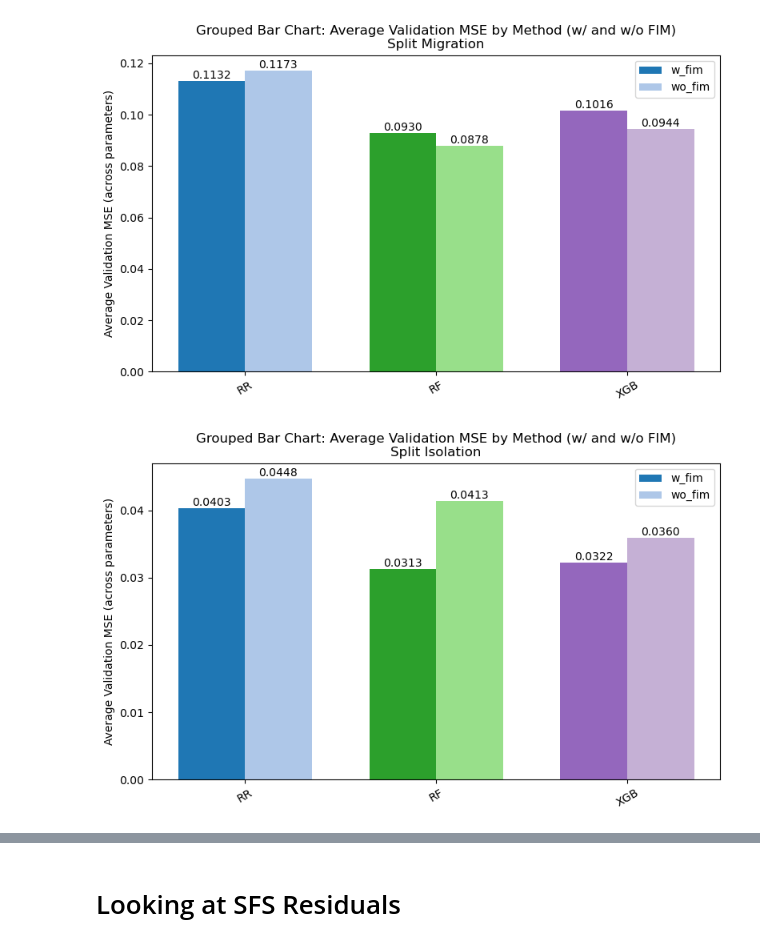
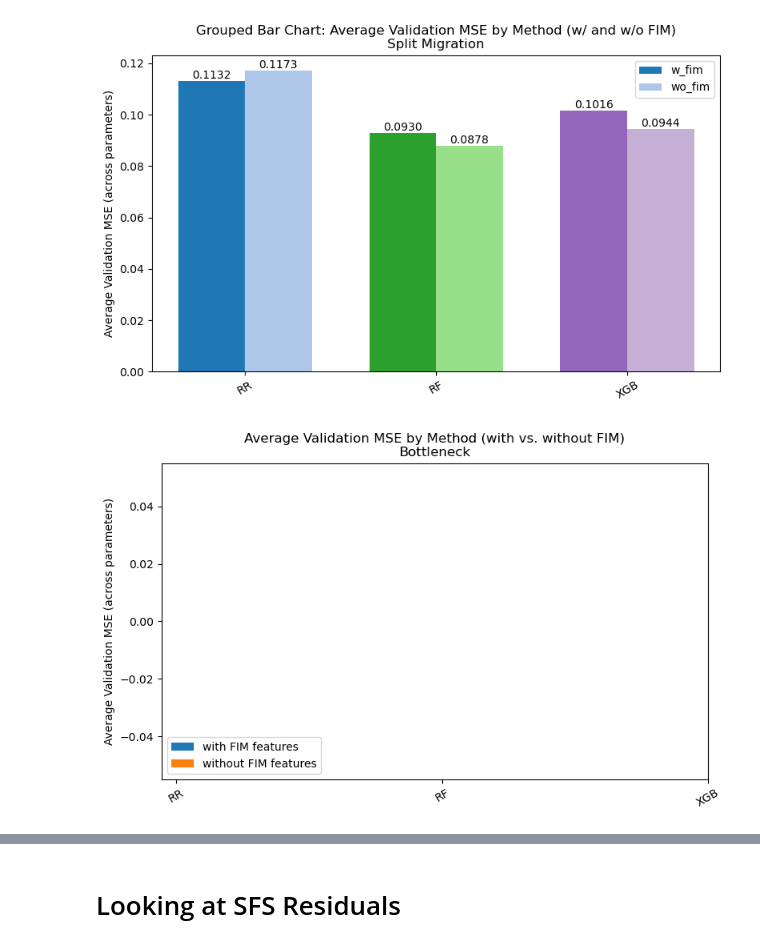
Before and after one commit to ak1376/Infer_Demography, a Jupyter notebook: notebooks/visualization.ipynb, the cells around one changed output, grey strips where cells are left out. Saved outputs shown, nothing was run; the diff lists cells and outputs as text; code cells hidden in the pictures.

Commit message:
Properly integrating the FIM and SFS residuals into modeling

```diff
--- a/notebooks/visualization.ipynb
+++ b/notebooks/visualization.ipynb
@@ -904,48 +904,49 @@ plt.show()
 # %% [output]
 [figure]
 # %%
-import json
+import json, os
 import matplotlib.pyplot as plt
 import numpy as np
 
-# File paths for model error JSONs
 base = "/home/akapoor/kernlab/Infer_Demography/experiments/split_isolation"
 paths = {
-    "RR_w_fim": f"{base}/modeling/linear_ridge/linear_model_error_ridge.json",
-    "RR_wo_fim": f"{base}/modeling_wo_fim/linear_ridge/linear_model_error_ridge.json",
-    "RF_w_fim": f"{base}/modeling/random_forest/random_forest_model_error.json",
-    "RF_wo_fim": f"{base}/modeling_wo_fim/random_forest/random_forest_model_error.json",
-    "XGB_w_fim": f"{base}/modeling/xgboost/xgb_model_error.json",
-    "XGB_wo_fim": f"{base}/modeling_wo_fim/xgboost/xgb_model_error.json",
+    "RR_w_FIM":  f"{base}/modeling/linear_ridge/linear_model_error_ridge.json",
+    "RR":        f"{base}/modeling_wo_fim/linear_ridge/linear_model_error_ridge.json",
+    "RF_w_FIM":  f"{base}/modeling/random_forest/random_forest_model_error.json",
+    "RF":        f"{base}/modeling_wo_fim/random_forest/random_forest_model_error.json",
+    "XGB_w_FIM": f"{base}/modeling/xgboost/xgb_model_error.json",
+    "XGB":       f"{base}/modeling_wo_fim/xgboost/xgb_model_error.json",
 }
 
 def load_avg_mse(path):
+    if not os.path.exists(path):
+        return np.nan
     with open(path, "r") as f:
         data = json.load(f)
-    vals = list(data["validation_mse"].values())
-    vals = [v for v in vals if v is not None]
-    return np.mean(vals) if vals else np.nan
+    vals = [v for v in data.get("validation_mse", {}).values() if v is not None]
+    return float(np.mean(vals)) if vals else np.nan
 
 methods = ["RR", "RF", "XGB"]
-labels = ["RR", "RF", "XGB"]
-mse_w_fim = [load_avg_mse(paths[f"{m}_w_fim"]) for m in methods]
-mse_wo_fim = [load_avg_mse(paths[f"{m}_wo_fim"]) for m in methods]
+labels  = methods
 
-x = np.arange(len(labels))
-width = 0.35
+mse_w  = [load_avg_mse(paths[f"{m}_w_FIM"]) for m in methods]
+mse_wo = [load_avg_mse(paths[m])            for m in methods]
+
+x = np.arange(len(labels)); width = 0.35
 fig, ax = plt.subplots(figsize=(8,5))
-bars1 = ax.bar(x - width/2, mse_w_fim, width, label="w_fim", color=["#1f77b4", "#2ca02c", "#9467bd"] )
-bars2 = ax.bar(x + width/2, mse_wo_fim, width, label="wo_fim", color=["#aec7e8", "#98df8a", "#c5b0d5"] )
+bars1 = ax.bar(x - width/2, mse_w,  width, label="with FIM features")
+bars2 = ax.bar(x + width/2, mse_wo, width, label="without FIM features")
 ax.set_ylabel("Average Validation MSE (across parameters)")
-ax.set_title("Grouped Bar Chart: Average Validation MSE by Method (w/ and w/o FIM)\nSplit Isolation")
-ax.set_xticks(x)
-ax.set_xticklabels(labels, rotation=30)
+ax.set_title("Average Validation MSE by Method (with vs. without FIM)\nBottleneck")
+ax.set_xticks(x); ax.set_xticklabels(labels, rotation=30)
 ax.legend()
 for i in range(len(labels)):
-    ax.text(x[i] - width/2, mse_w_fim[i], f'{mse_w_fim[i]:.4f}', ha='center', va='bottom', color='black', fontsize=10)
-    ax.text(x[i] + width/2, mse_wo_fim[i], f'{mse_wo_fim[i]:.4f}', ha='center', va='bottom', color='black', fontsize=10)
+    if not np.isnan(mse_w[i]):
+        ax.text(x[i] - width/2, mse_w[i],  f'{mse_w[i]:.4f}',  ha='center', va='bottom', fontsize=9)
+    if not np.isnan(mse_wo[i]):
+        ax.text(x[i] + width/2, mse_wo[i], f'{mse_wo[i]:.4f}', ha='center', va='bottom', fontsize=9)
 plt.tight_layout()
 plt.show()
 # %% [output]
-[figure, old version]
+[figure, new version]
 # %%
```
Also changed, not shown: parts of 8 cells of this notebook, 2 other files.
